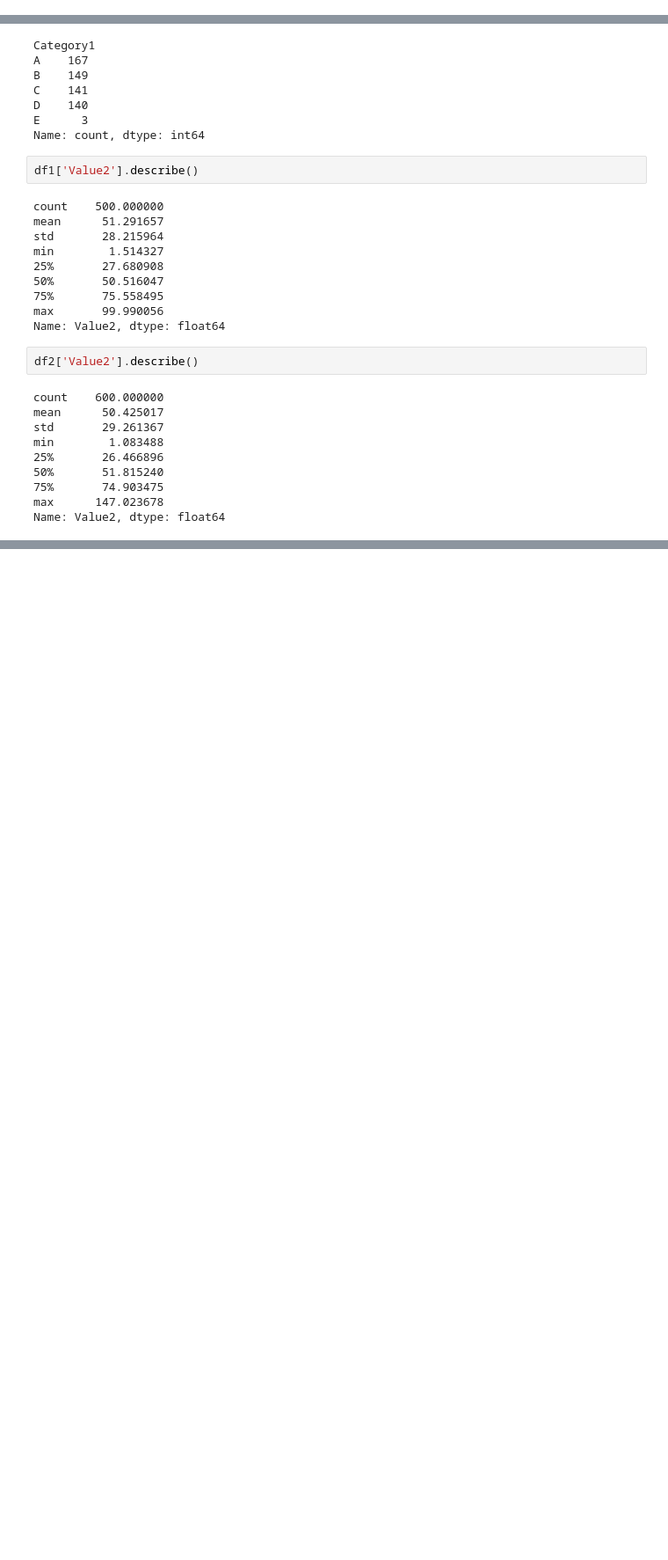
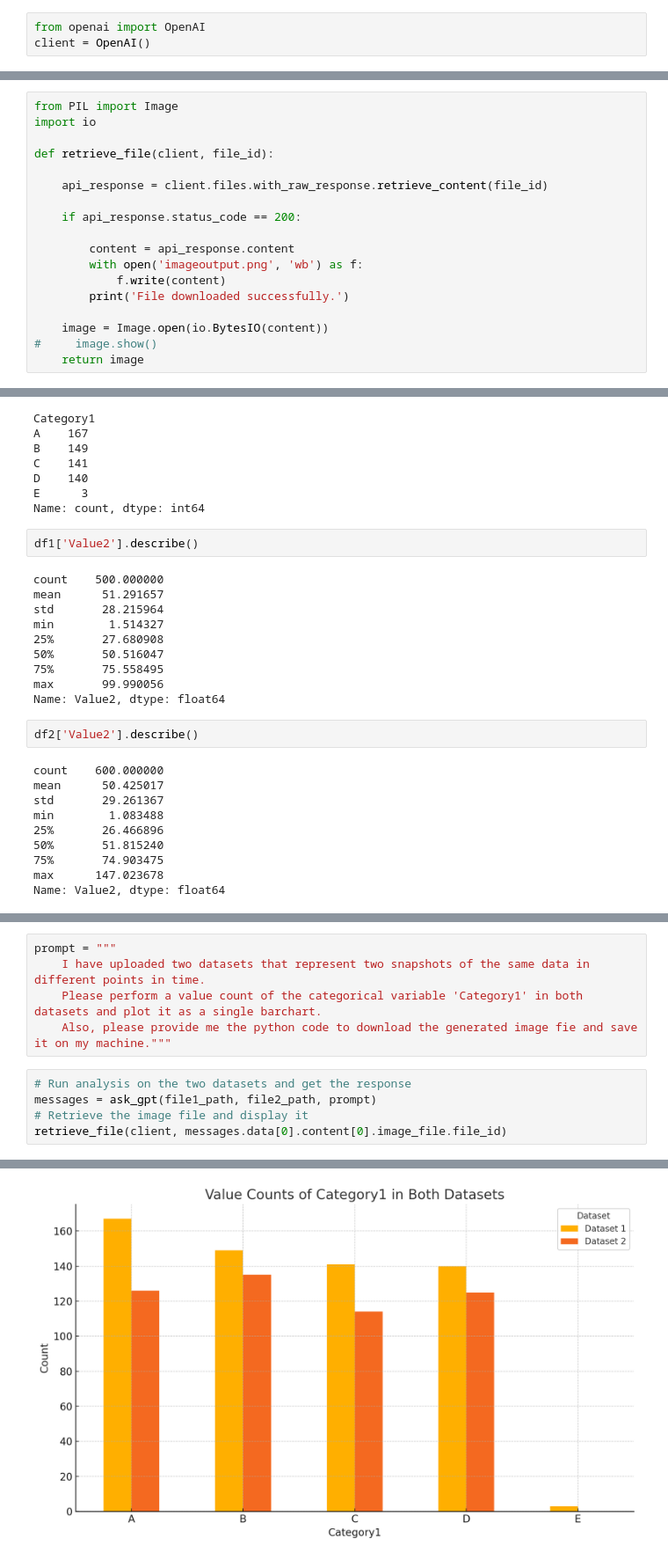
Before and after one commit to georsara1/DataMirror, a Jupyter notebook: notebooks/assistant_upload_and_plot.ipynb, the cells around one changed output, grey strips where cells are left out. Shown at 88% size. Saved outputs shown, nothing was run; the diff lists cells and outputs as text; blank space fills up the shorter version.

```diff
--- a/notebooks/assistant_upload_and_plot.ipynb
+++ b/notebooks/assistant_upload_and_plot.ipynb
@@ -2,5 +12,8 @@
 import sys
 import pandas as pd
 sys.path.append('/Users/georsara11/Desktop/python/DataMirror/datamirror')
+# %%
+from openai import OpenAI
+client = OpenAI()
 # %%
 from api.openai_client import ask_gpt
@@ -15,6 +23,24 @@ from dotenv import load_dotenv
 load_dotenv()
 # %% [output]
 True
+# %%
+from PIL import Image
+import io
+
+def retrieve_file(client, file_id):
+
+    api_response = client.files.with_raw_response.retrieve_content(file_id)
+
+    if api_response.status_code == 200:
+
+        content = api_response.content
+        with open('imageoutput.png', 'wb') as f:
+            f.write(content)
+        print('File downloaded successfully.')
+
+    image = Image.open(io.BytesIO(content))
+#     image.show()
+    return image
 # %%
 # Give filepaths for the two datasets to compare
 file1_path = "/Users/georsara11/Desktop/python/DataMirror/data/data1.csv"
@@ -105,0 +147,11 @@ In summary, the numerical data remains consistent except for an outlier increase
+# %%
+prompt = """
+    I have uploaded two datasets that represent two snapshots of the same data in different points in time.
+    Please perform a value count of the categorical variable 'Category1' in both datasets and plot it as a single barchart.
+    Also, please provide me the python code to download the generated image fie and save it on my machine."""
+# %%
+# Run analysis on the two datasets and get the response
+messages = ask_gpt(file1_path, file2_path, prompt)
+# Retrieve the image file and display it
+retrieve_file(client, messages.data[0].content[0].image_file.file_id)
+# %% [output]
@@ -105,0 +168 @@ In summary, the numerical data remains consistent except for an outlier increase
+[figure, added]
```
Also changed, not shown: parts of 6 cells of this notebook.
